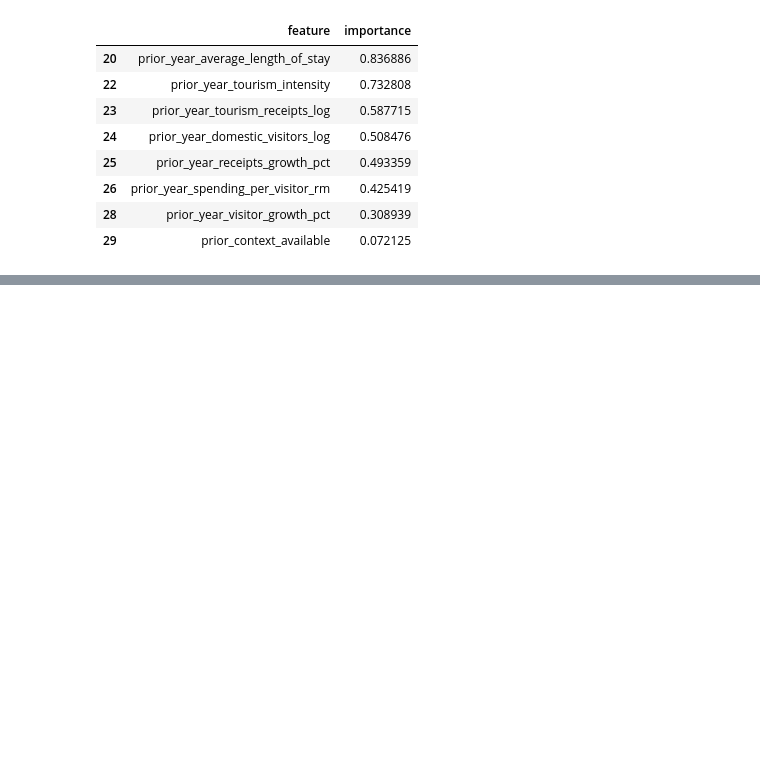
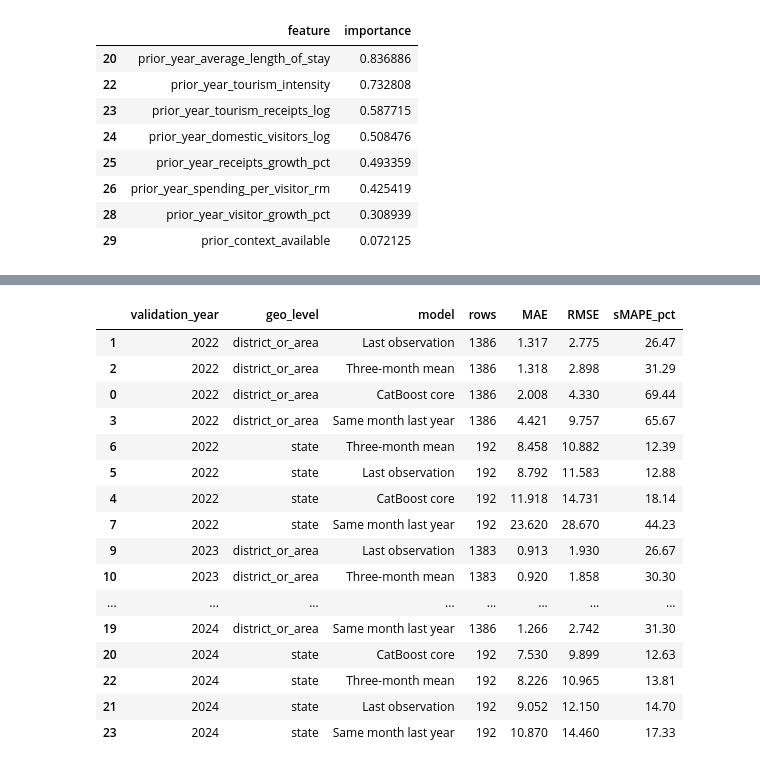
Before and after one commit to Nadsyuhamus/Databladez_Tourism, a Jupyter notebook: 01_data_audit.ipynb, the cells around one changed output, grey strips where cells are left out. Drawn from its saved outputs; the diff is of its cells as text; code cells hidden in the pictures; blank space fills up the shorter version.

Commit message:
Document final forecasting model selection

```diff
--- a/01_data_audit.ipynb
+++ b/01_data_audit.ipynb
@@ -2047,0 +2079,18 @@ display(
+# %%
+def create_core_catboost_model():
+    return CatBoostRegressor(
+        iterations=1500,
+        learning_rate=0.03,
+        depth=7,
+        loss_function="RMSE",
+        eval_metric="MAE",
+        l2_leaf_reg=5,
+        random_strength=0.5,
+        random_seed=42,
+        has_time=True,
+        early_stopping_rounds=100,
+        use_best_model=True,
+        task_type="CPU",
+        allow_writing_files=False,
+        verbose=False,
+    )
@@ -2047,0 +2465,67 @@ display(
+# %%
+rolling_geo_results = []
+
+prediction_methods = {
+    "CatBoost core":
+        "catboost_core_prediction",
+    **baseline_columns,
+}
+
+for (
+    validation_year,
+    geo_level,
+), group in rolling_predictions.groupby(
+    ["validation_year", "geo_level"]
+):
+    for model_name, prediction_column in (
+        prediction_methods.items()
+    ):
+        metrics = calculate_metrics(
+            group[target_column],
+            group[prediction_column],
+        )
+
+        rolling_geo_results.append({
+            "validation_year":
+                validation_year,
+            "geo_level": geo_level,
+            "model": model_name,
+            "rows": len(group),
+            **metrics,
+        })
+
+rolling_geo_results = pd.DataFrame(
+    rolling_geo_results
+)
+
+display(
+    rolling_geo_results.sort_values(
+        [
+            "validation_year",
+            "geo_level",
+            "MAE",
+        ]
+    ).style.format({
+        "MAE": "{:.3f}",
+        "RMSE": "{:.3f}",
+        "sMAPE_pct": "{:.2f}",
+    })
+)
+# %% [output]
+|  | validation_year | geo_level | model | rows | MAE | RMSE | sMAPE_pct |
+| 1 | 2022 | district_or_area | Last observation | 1386 | 1.317 | 2.775 | 26.47 |
+| 2 | 2022 | district_or_area | Three-month mean | 1386 | 1.318 | 2.898 | 31.29 |
+| 0 | 2022 | district_or_area | CatBoost core | 1386 | 2.008 | 4.330 | 69.44 |
+| 3 | 2022 | district_or_area | Same month last year | 1386 | 4.421 | 9.757 | 65.67 |
+| 6 | 2022 | state | Three-month mean | 192 | 8.458 | 10.882 | 12.39 |
+| 5 | 2022 | state | Last observation | 192 | 8.792 | 11.583 | 12.88 |
+| 4 | 2022 | state | CatBoost core | 192 | 11.918 | 14.731 | 18.14 |
+| 7 | 2022 | state | Same month last year | 192 | 23.620 | 28.670 | 44.23 |
+| 9 | 2023 | district_or_area | Last observation | 1383 | 0.913 | 1.930 | 26.67 |
+| 10 | 2023 | district_or_area | Three-month mean | 1383 | 0.920 | 1.858 | 30.30 |
+| ... | ... | ... | ... | ... | ... | ... | ... |
+| 19 | 2024 | district_or_area | Same month last year | 1386 | 1.266 | 2.742 | 31.30 |
+| 20 | 2024 | state | CatBoost core | 192 | 7.530 | 9.899 | 12.63 |
+| 22 | 2024 | state | Three-month mean | 192 | 8.226 | 10.965 | 13.81 |
+| 21 | 2024 | state | Last observation | 192 | 9.052 | 12.150 | 14.70 |
+| 23 | 2024 | state | Same month last year | 192 | 10.870 | 14.460 | 17.33 |
```
Also changed, not shown: parts of 34 cells of this notebook.
